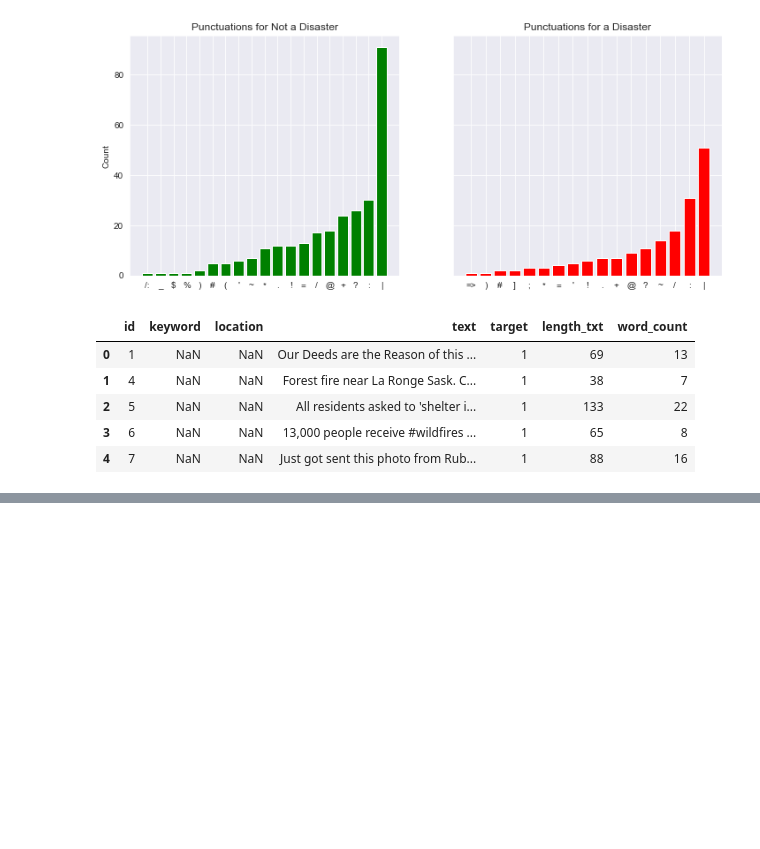
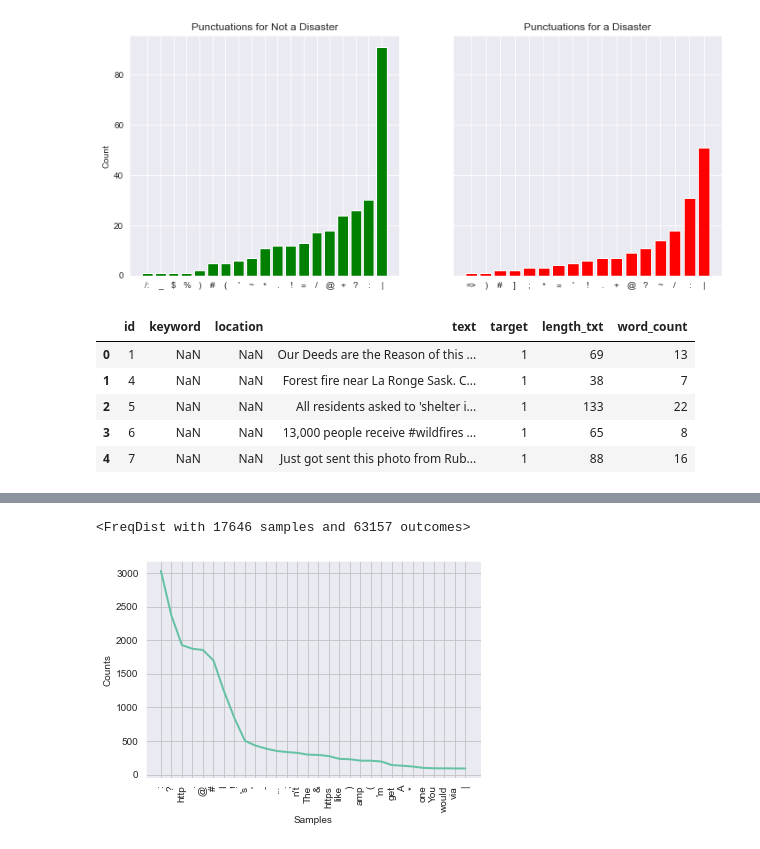
Before and after one commit to Eric-G-Romano/NLP_Disater_tweets, a Jupyter notebook: NLP Disaster classifier tweet.ipynb, the cells around one changed output, grey strips where cells are left out. Drawn from its saved outputs; the diff is of its cells as text; code cells hidden in the pictures; blank space fills up the shorter version.

```diff
--- a/NLP Disaster classifier tweet.ipynb
+++ b/NLP Disaster classifier tweet.ipynb
@@ -188,0 +217,3 @@ df_train.head()
+# %%
+stop_words = set(stopwords.words('english'))
+print(stop_words)
@@ -188,0 +222,10 @@ df_train.head()
+# %%
+def remove_stopwords(tokenized_sent):
+    filtered_sent=[]
+    for word in tokenized_sent:
+        if word not in stop_words:
+            filtered_sent.append(word)
+    return filtered_sent
+# %%
+df_train['filtered_stopword'] = df_train['word_tokens'].apply(remove_stopwords)
+df_train.head()
@@ -188,0 +239,19 @@ df_train.head()
+# %%
+def create_corpus_(target, column):
+    corpus = []
+
+    for x in df_train[df_train.target == target][column]:
+        for i in x:
+            corpus.append(i)
+    return corpus
+# %%
+corpus = create_corpus_(0, 'filtered_stopword')
+fdist = FreqDist(corpus)
+print(fdist)
+
+# Frequency Distribution Plot
+fdist.plot(30,cumulative=False)
+plt.show()
+# %% [output]
+<FreqDist with 17646 samples and 63157 outcomes>
+[figure, added]
```
Also changed, not shown: parts of 14 cells of this notebook.
